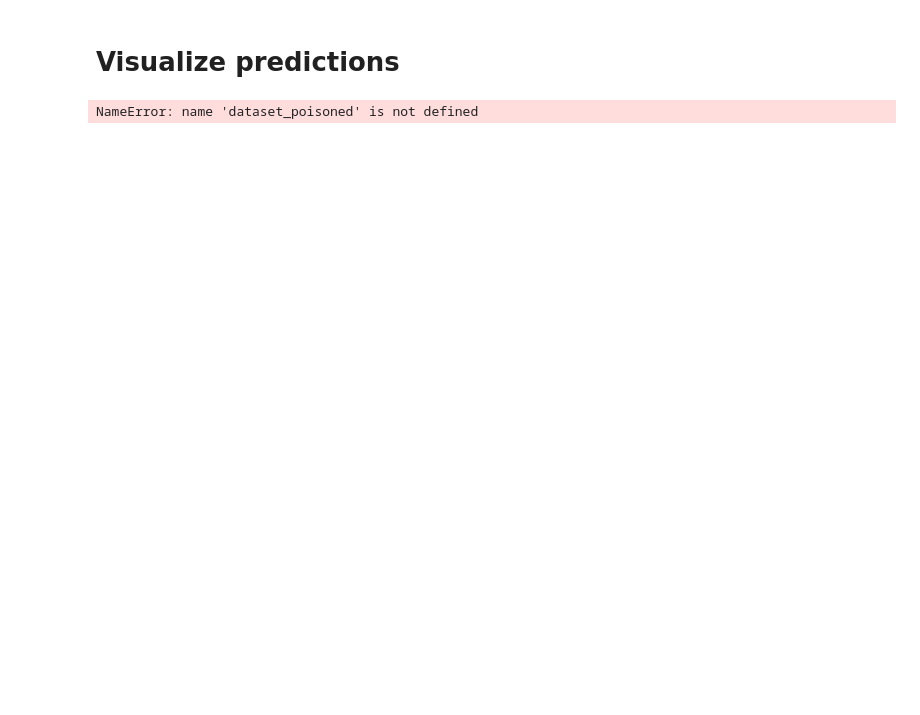
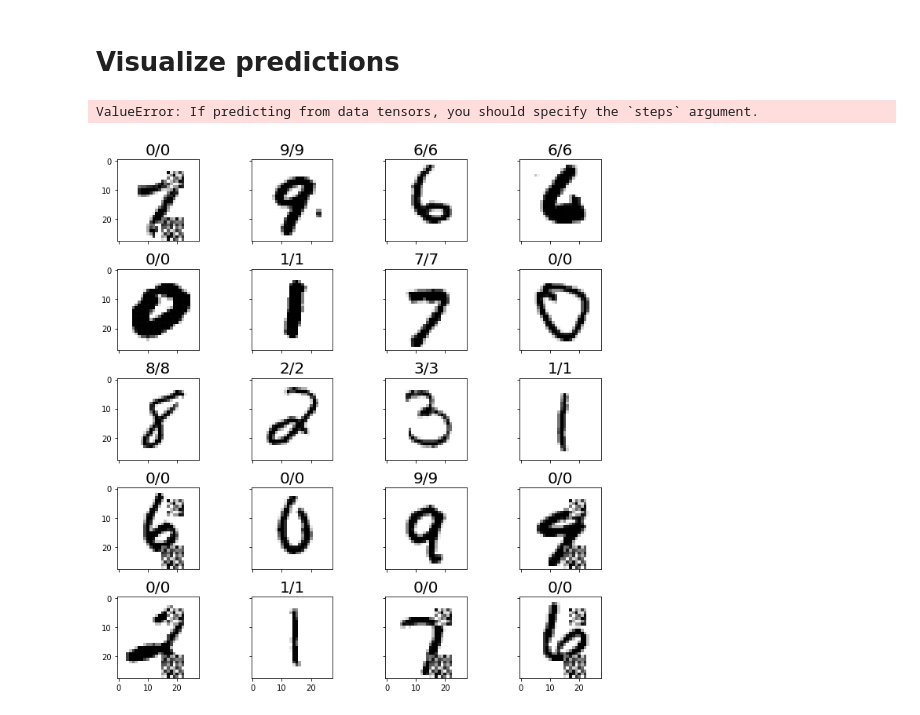
Before and after one commit to edublancas/trojan-defender, a Jupyter notebook: experiments/experiment-evaluation.ipynb, the cells around one changed output. Cells and saved outputs as stored; diff of their text form; code cells hidden in the pictures; blank space fills up the shorter version.

```diff
--- a/experiments/experiment-evaluation.ipynb
+++ b/experiments/experiment-evaluation.ipynb
@@ -96,17 +97,21 @@ print(classification_report(mnist.y_test_cat, y_pred))
 avg / total       0.99      0.99      0.99     10000
 # %% [markdown]
 # Visualize predictions
+# %%
+k = model.predict_classes(dataset.x_test)
 # %%
 # predict using our trained model
-y_train_pred, y_test_pred = dataset_poisoned.predict(model)
+y_train_pred, y_test_pred = dataset.predict(model)
 # %% [output]
-NameError: name 'dataset_poisoned' is not defined
+ValueError: If predicting from data tensors, you should specify the `steps` argument.
 # %%
 def label_getter(l, i):
     return '{}/{}'.format(str(l[0][i]), str(l[1][i]))
 
 # plot some predictions in the test set
-plot.grid(dataset_poisoned.x_test,
-          [dataset_poisoned.y_test_cat, y_test_pred],
+plot.grid(dataset.x_test,
+          [dataset.y_test_cat, k],
           label_getter,
           fraction=0.002)
+# %% [output]
+[figure, added]
```
Also changed, not shown: parts of 10 cells of this notebook, 2 other files.
